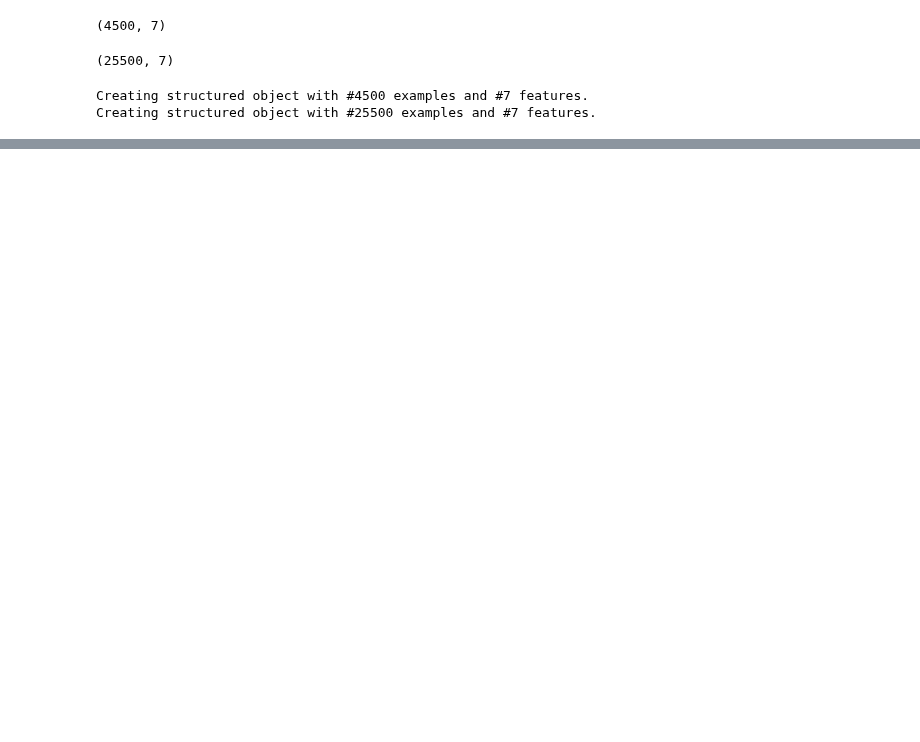
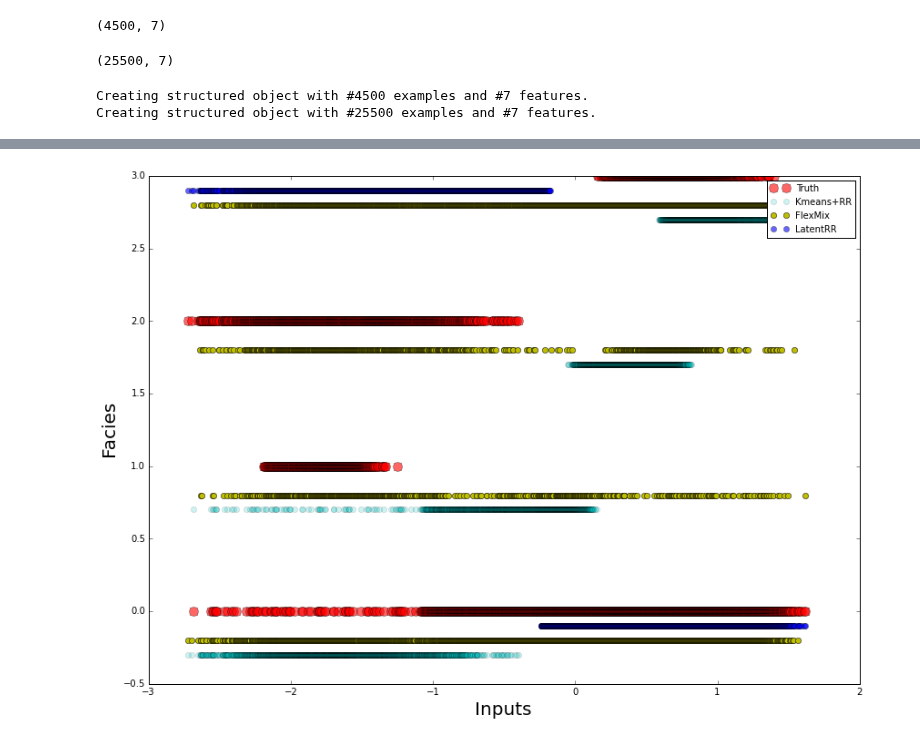
Before and after one commit to nicococo/niidbox, a Jupyter notebook: test_lrr_facies.ipynb, the cells around one changed output, grey strips where cells are left out. Drawn from its saved outputs; the diff is of its cells as text; code cells hidden in the pictures; blank space fills up the shorter version.

```diff
--- a/test_lrr_facies.ipynb
+++ b/test_lrr_facies.ipynb
@@ -389,0 +395,18 @@ plt.show()
+# %%
+flexmix_pred_lbls -= 1
+# %%
+# Generate a scatter plot inputs x facies
+plt.figure(figsize=(14, 10))
+x = 0
+sinds = np.argsort(X_test[:,0])
+truth = facies_test[sinds]
+plt.plot(X_test[sinds,x], truth, 'or', alpha=0.6, markersize=10.0)
+plt.plot(X_test[sinds,x], kmeans_pred_lbls[sinds]-0.3, 'oc', alpha=0.2, markersize=6.0)
+plt.plot(X_test[sinds,x], flexmix_pred_lbls[sinds]-0.2, 'oy', alpha=1.0, markersize=6.0)
+plt.plot(X_test[sinds,x], lrr_pred_lbls[sinds]-0.1, 'ob', alpha=0.6, markersize=6.0)
+plt.xlabel('Inputs', fontsize=20)
+plt.ylabel('Facies', fontsize=20)
+plt.legend(['Truth', 'Kmeans+RR', 'FlexMix', 'LatentRR'], loc=1, fontsize=10)
+plt.show()
+# %% [output]
+[figure, added]
```
Also changed, not shown: parts of 6 cells of this notebook.
